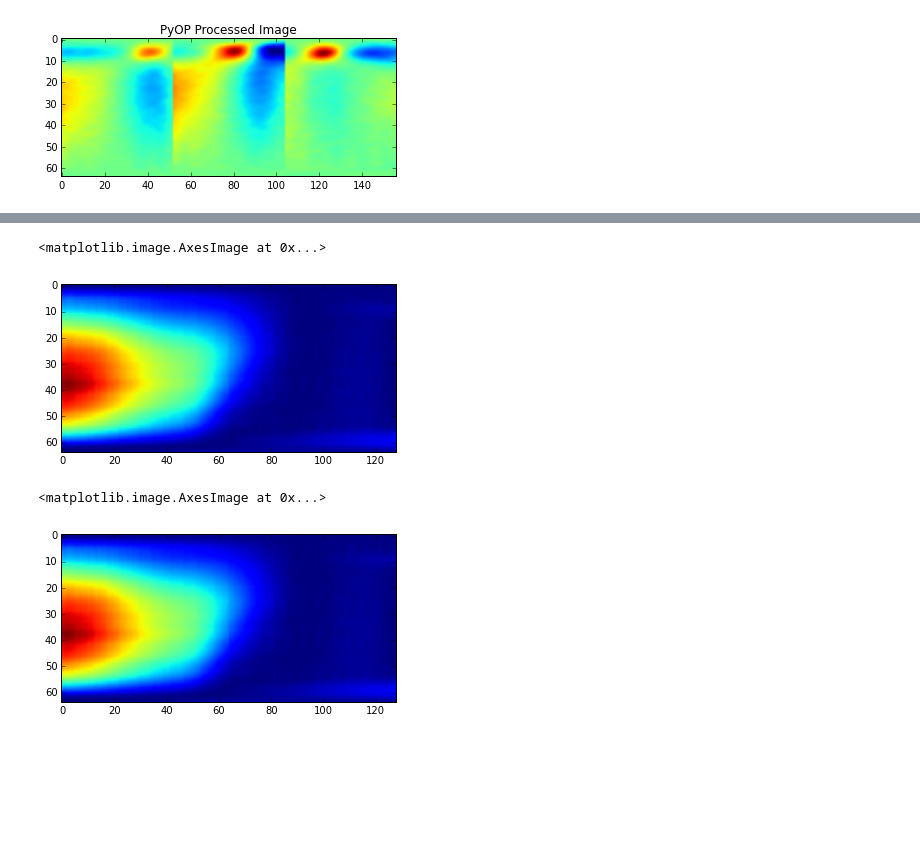
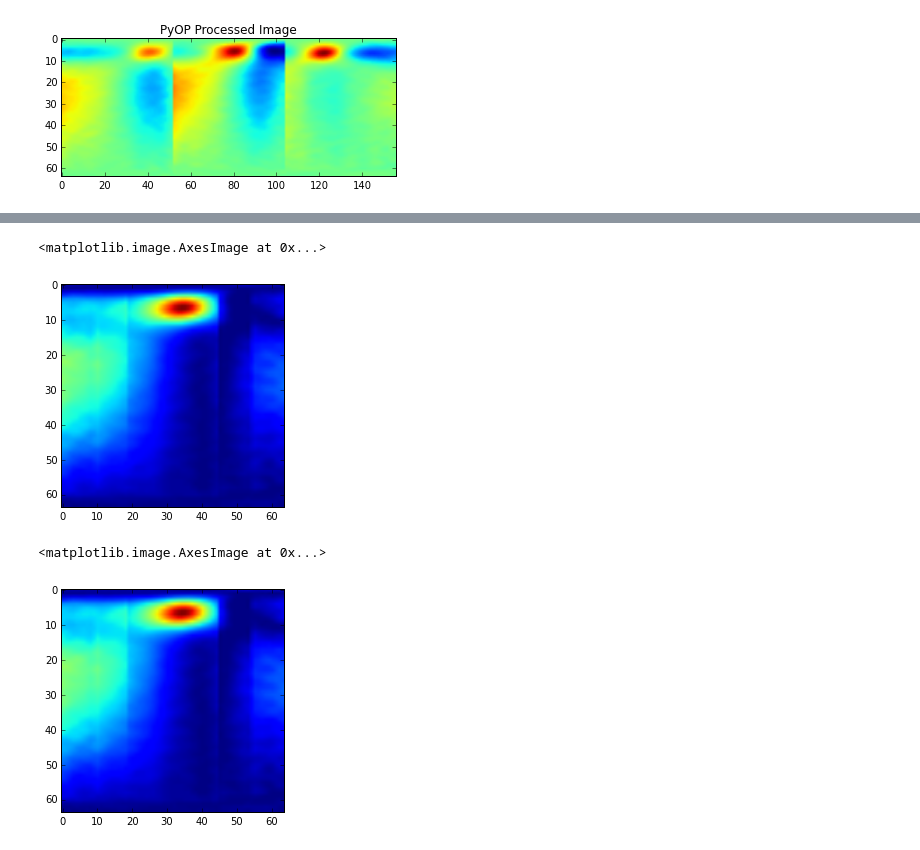
Before and after one commit to ucb-sejits/dc-rem-specializer, a Jupyter notebook: mpi-experiements.ipynb, the cells around one changed output, grey strips where cells are left out. Drawn from its saved outputs; the diff is of its cells as text; code cells hidden in the pictures; blank space fills up the shorter version.

```diff
--- a/mpi-experiements.ipynb
+++ b/mpi-experiements.ipynb
@@ -97,12 +93,12 @@ NUM pofvs 10
 # %%
-pyop_img_data = loadmat("no-ide_pyop.mat", squeeze_me=True)
+pyop_img_data = loadmat("dc_optim_recon_pyop.mat", squeeze_me=True)
 plt.imshow(pyop_img_data["image"][:, :, 0])
 # %% [output]
 <matplotlib.image.AxesImage at 0x...>
-[figure, old version]
+[figure, new version]
 # %%
-sejits_img_data = loadmat("no-ide_sejits.mat", squeeze_me=True)
+sejits_img_data = loadmat("dc_optim_recon_sejits.mat", squeeze_me=True)
 plt.imshow(sejits_img_data["image"][:, :, 0])
 # %% [output]
 <matplotlib.image.AxesImage at 0x...>
-[figure, old version]
+[figure, new version]
```
Also changed, not shown: parts of 2 cells of this notebook, 2 other files.
